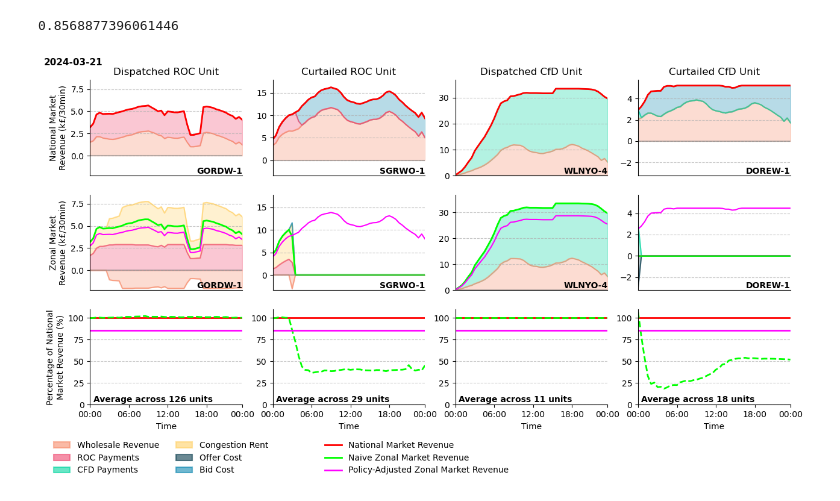
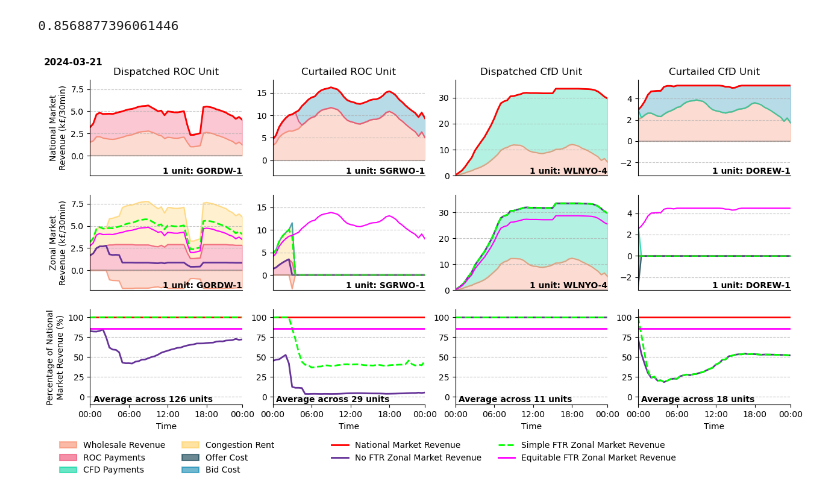
Before and after one commit to LukasFrankenQ/GBPower, a Jupyter notebook: notebooks/revenue_stabilisation.ipynb, the cells around one changed output. Drawn from its saved outputs; the diff is of its cells as text; code cells hidden in the pictures.

Commit message:
added no FTR revenue assessment

```diff
--- a/notebooks/revenue_stabilisation.ipynb
+++ b/notebooks/revenue_stabilisation.ipynb
@@ -424,6 +424,7 @@ print(gamma)
 0.8568877396061446
 # %%
 national_color = 'red'
+no_ftr_zonal_color = 'rebeccapurple'
 zonal_color = 'lime'
 zonal_with_policy_color = 'magenta'
 # %%
@@ -472,14 +473,23 @@ def get_handles():
         legend_handles.append(Line2D([0], [0], color='w', label=''))
 
     for label, color in zip(
-        ['National Market Revenue', 'Naive Zonal Market Revenue', 'Policy-Adjusted Zonal Market Revenue'],
-        [national_color, zonal_color, zonal_with_policy_color]
+        ['National Market Revenue',
+        'No FTR Zonal Market Revenue'],
+        [national_color, no_ftr_zonal_color]
         ):
         legend_handles.append(Line2D([0], [0], color=color, lw=2, label=label))
 
+    legend_handles.append(Line2D([0], [0], color='w', lw=2, label=''))
+
+    for label, color, ls in zip(
+        ['Simple FTR Zonal Market Revenue', 'Equitable FTR Zonal Market Revenue'],
+        [zonal_color, zonal_with_policy_color],
+        ['--', '-']
+        ):
+        legend_handles.append(Line2D([0], [0], color=color, lw=2, label=label, linestyle=ls))
+
     return legend_handles
 # %%
-
 
 fig, axs = plt.subplots(3, 4, figsize=(15, 7))
 
@@ -500,6 +510,12 @@ for unit, ax_col in zip([
 
 
     for j, (ax, rev) in enumerate(zip(ax_col, [nat_rev, zon_rev])):
+
+        if j == 1:
+            ls = '--'
+        else:
+            ls = '-'
+
         ax.set_ylim(global_y_range)
 
         columns_to_plot = rev.columns[:6]
@@ -579,7 +595,14 @@ for unit, ax_col in zip([
         else:
             total_color = zonal_color
 
-        ax.plot(range(0, 48), rev['total'], color=total_color, linewidth=2, label='Total')
+        # print(rev.head())
+        if j == 1:
+            ax.plot(range(0, 48), rev[
+                ['wholesale', 'cfd', 'roc', 'offer_cost', 'bid_cost']].sum(axis=1),
+                color=no_ftr_zonal_color, linewidth=2)
+
+        ax.plot(range(0, 48), rev['total'], color=total_color, linewidth=2, label='Total', linestyle=ls)
+
         ax.set_xlim(0, 47)
 
         # Add horizontal line at y=0
@@ -588,7 +611,7 @@ for unit, ax_col in zip([
     for ax in ax_col[:2]:
         ylim = ax.get_ylim()[0]  # Get the lower y limit
         ax.text(
-            47, ylim, f'{unit}',
+            47, ylim, f'1 unit: {unit}',
             ha='right',
             va='bottom',
             fontsize=10,
@@ -620,6 +643,7 @@ for group, ax in zip([
 
     total_national = pd.Series(0, index=nat_who.snapshots)
     total_zonal = pd.Series(0, index=zon_who.snapshots)
+    total_no_ftr_zon = pd.Series(0, index=zon_who.snapshots)
     total_zonal_with_policy = pd.Series(0, index=zon_who.snapshots)
 
     for unit in group:
@@ -629,24 +653,30 @@ for group, ax in zip([
 
         nat_perc = (nat_rev['total'] / nat_rev['total']).replace(np.nan, 0)
         zon_perc = (zon_rev['total'] / nat_rev['total']).replace(np.nan, 0)
+        no_ftr_zon_perc = (
+            zon_rev[['wholesale', 'cfd', 'roc', 'offer_cost', 'bid_cost']].sum(axis=1) /
+            nat_rev['total']).replace(np.nan, 0)
         zon_with_policy_perc = (zon_rev['total'] * gamma / nat_rev['total']).replace(np.nan, 0)
 
         total_national = total_national.add(nat_rev['total'])
         total_zonal = total_zonal.add(zon_rev['total'])
+        total_no_ftr_zon = total_no_ftr_zon.add(zon_rev[['wholesale', 'cfd', 'roc', 'offer_cost', 'bid_cost']].sum(axis=1))
         total_zonal_with_policy = total_zonal_with_policy.add(zon_with_policy['total'])
 
     total_zonal /= total_national
     total_zonal_with_policy /= total_national
+    total_no_ftr_zon /= total_national
     total_national /= total_national
 
     ax.plot(range(0, 48), total_national * 100, color=national_color, lw=2)
     # ax.plot(range(0, 48), total_national * 100, color='k', lw=0.5)
-    ax.plot(range(0, 48), total_zonal * 100, color=zonal_color, lw=2, linestyle='--')
+    ax.plot(range(0, 48), total_no_ftr_zon * 100, color=no_ftr_zonal_color, lw=2, linestyle='-')
+    ax.plot(range(0, 48), total_zonal.clip(upper=1) * 100, color=zonal_color, lw=2, linestyle='--')
     # ax.plot(range(0, 48), total_zonal * 100, color='k', lw=0.5)
     ax.plot(range(0, 48), total_zonal_with_policy * 100, color=zonal_with_policy_color, lw=2)
     # ax.plot(range(0, 48), total_zonal_with_policy * 100, color='k', lw=0.5)
 
-    ax.set_ylim(0, 110)
+    ax.set_ylim(-10, 110)
 
 
 for ax in axs.flatten():
@@ -680,34 +710,34 @@ for ax in axs[2]:
     tick_positions = [0, 12, 24, 36, 47]
     tick_labels = ['00:00', '06:00', '12:00', '18:00', '00:00']
 
     ax.set_xticks(tick_positions)
     ax.set_xticklabels(tick_labels)
     ax.tick_params(axis='x', rotation=0)
     ax.set_xlim(0, 47)
     ax.set_xlabel('Time')
 
 
 axs[2,0].set_ylabel('Percentage of National\nMarket Revenue (%)')
 
 for ax, group in zip(axs[2], [dispatched_roc_units, curtailed_roc_units, dispatched_cfd_units, curtailed_cfd_units]):
     ax.text(
-        1, 1, f'Average across {len(group)} units',
+        1, -9, f'Average across {len(group)} units',
         ha='left',
         va='bottom',
         fontsize=10,
         weight='bold'
     )
 
 legend_handles = get_handles()
 
 axs[2,1].legend(
     handles=legend_handles,
-    bbox_to_anchor=(1.6, -0.3),
-    ncol=4,
+    bbox_to_anchor=(2.7, -0.3),
+    ncol=5,
     frameon=False
     )
 
 plt.savefig('revenue_stabilisation.pdf', bbox_inches='tight')
 plt.show()
 # %% [output]
-[figure, old version]
+[figure, new version]
```
